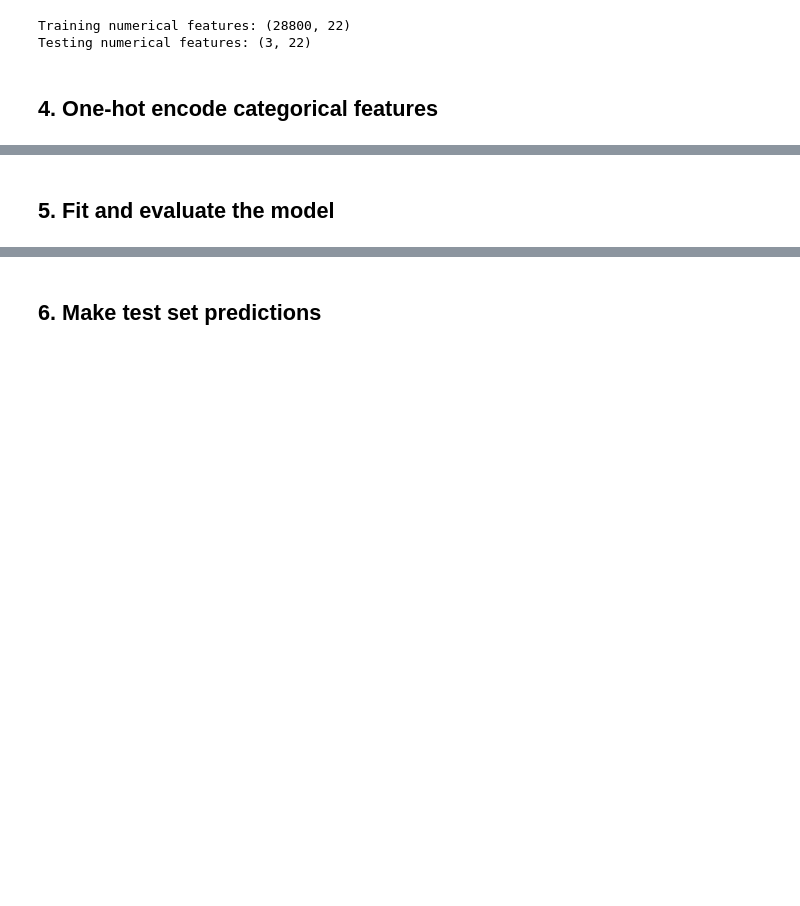
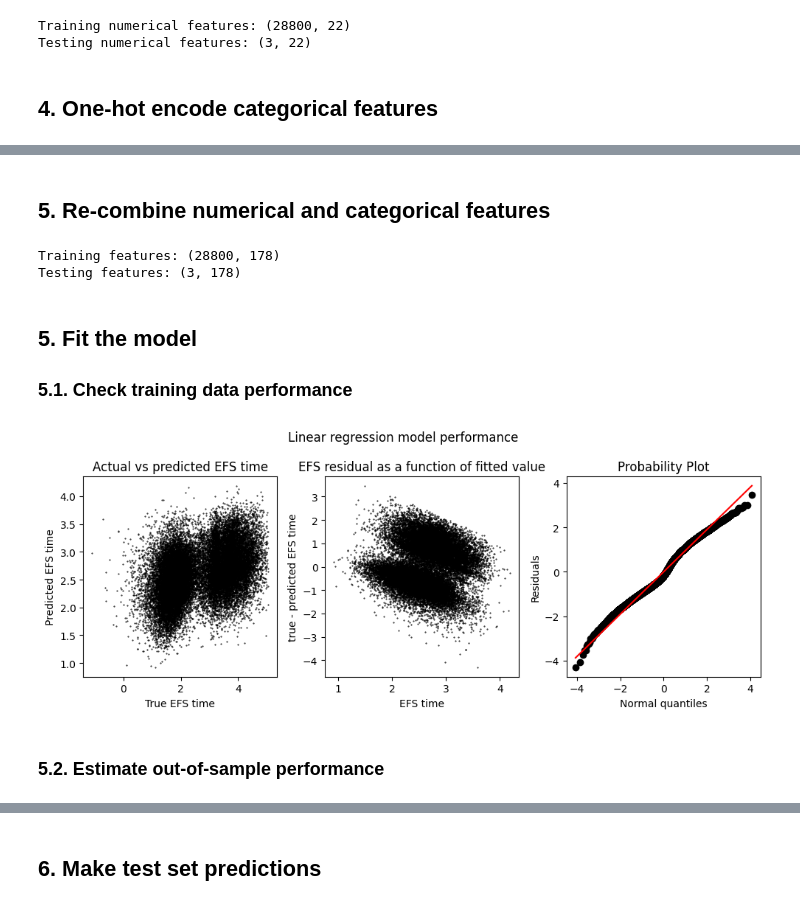
Before and after one commit to gperdrizet/HSCT_survival, a Jupyter notebook: submissions/notebooks/01-linear_regression.ipynb, the cells around one changed output, grey strips where cells are left out. Saved outputs shown, nothing was run; the diff lists cells and outputs as text; code cells hidden in the pictures; blank space fills up the shorter version.

```diff
--- a/submissions/notebooks/01-linear_regression.ipynb
+++ b/submissions/notebooks/01-linear_regression.ipynb
@@ -140,3 +131,66 @@ Testing features: (3, 178)
+# %% [markdown]
+## 5. Re-combine numerical and categorical features
+# %%
+training_features_df=pd.concat(
+    [
+        training_numerical_df.reset_index(drop=True),
+        training_categorical_df.reset_index(drop=True)
+    ],
+    axis=1
+)
+
+testing_features_df=pd.concat(
+    [
+        testing_numerical_df.reset_index(drop=True),
+        testing_categorical_df.reset_index(drop=True)
+    ],
+    axis=1
+)
+
+print(f'Training features: {training_features_df.shape}')
+print(f'Testing features: {testing_features_df.shape}')
+# %% [output]
+Training features: (28800, 178)
+Testing features: (3, 178)
 # %% [markdown]
-## 5. Fit and evaluate the model
+## 5. Fit the model
+
+### 5.1. Check training data performance
+# %%
+# Instantiate and train the model
+model=LinearRegression()
+model.fit(training_features_df, training_labels)
+
+# Make predictions for the whole training set
+predicted_efs_time=model.predict(training_features_df)
+
+# Plot the results
+fig, axs=plt.subplots(1,3, figsize=(10,4))
+axs=axs.flatten()
+
+fig.suptitle('Linear regression model performance')
+
+axs[0].set_title('Actual vs predicted EFS time')
+axs[0].scatter(training_labels, predicted_efs_time, color='black', s=0.2)
+axs[0].set_xlabel('True EFS time')
+axs[0].set_ylabel('Predicted EFS time')
+
+axs[1].set_title('EFS residual as a function of fitted value')
+axs[1].scatter(predicted_efs_time, training_labels - predicted_efs_time, color='black', s=0.2)
+axs[1].set_xlabel('EFS time')
+axs[1].set_ylabel('true - predicted EFS time')
+
+axs[2].set_title('Normal quantile plot')
+probplot(training_labels - predicted_efs_time, plot=axs[2])
+axs[2].get_lines()[0].set_markeredgecolor('black')
+axs[2].get_lines()[0].set_markerfacecolor('black')
+axs[2].set_xlabel('Normal quantiles')
+axs[2].set_ylabel('Residuals')
+
+plt.tight_layout()
+plt.show()
+# %% [output]
+[figure, added]
+# %% [markdown]
+### 5.2. Estimate out-of-sample performance
 # %%
```
Also changed, not shown: parts of 6 cells of this notebook, 1 other file.
